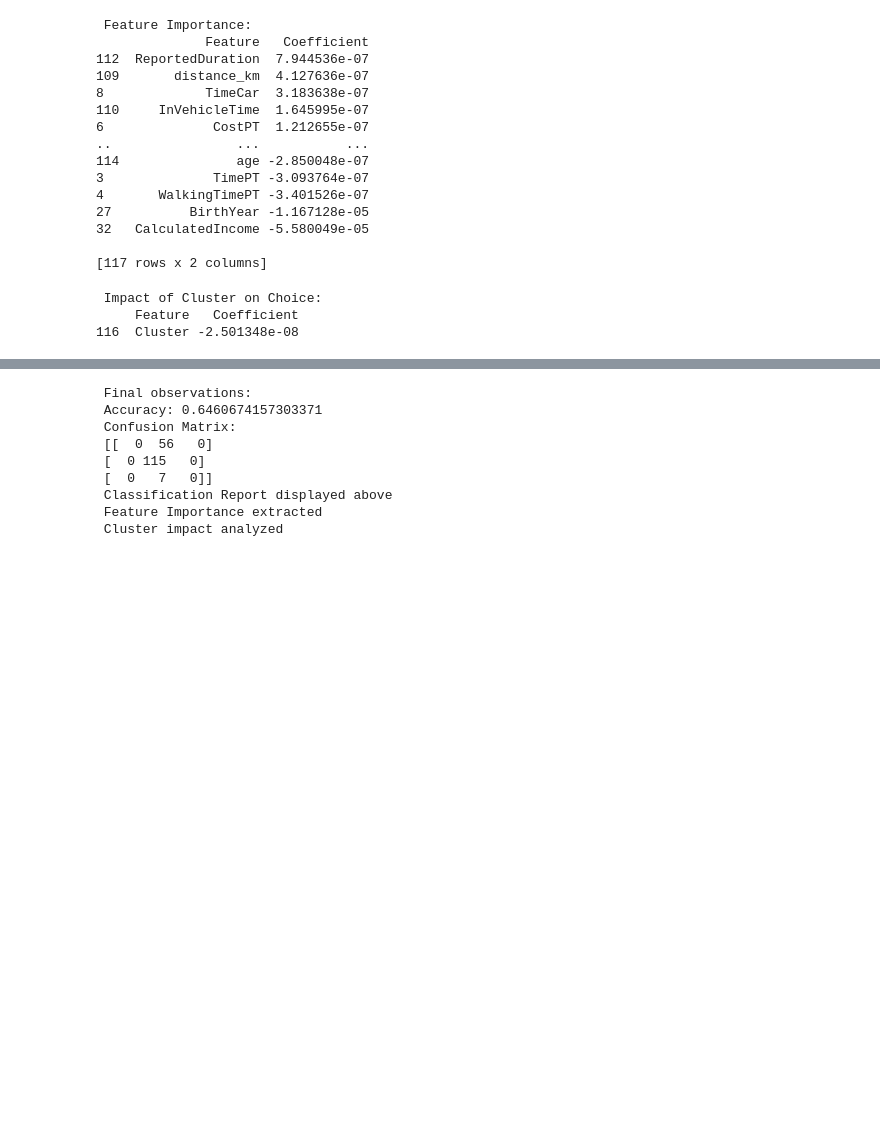
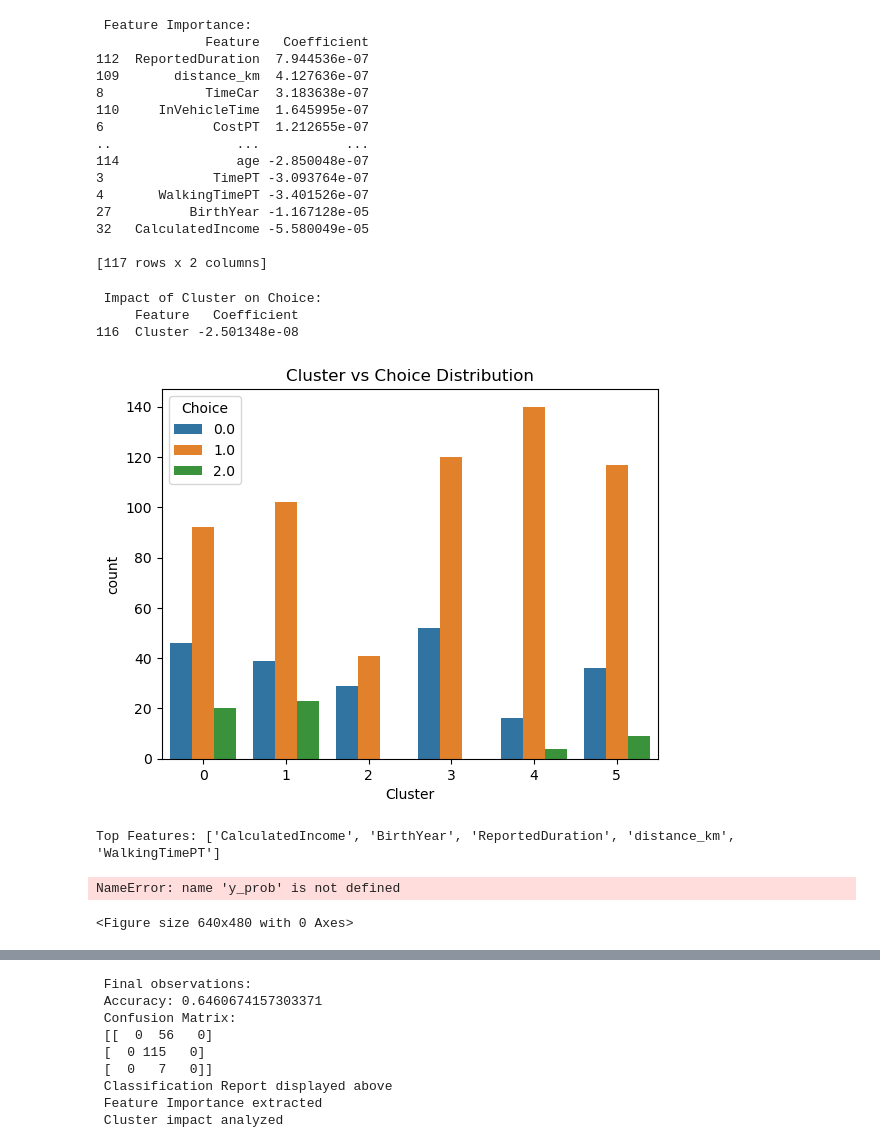
Before and after one commit to wendyqxc/MachineLearningModeChoiceGroup6, a Jupyter notebook: LR_clustering_cleaned_dataset_without_criticalcolumns.ipynb, the cells around one changed output, grey strips where cells are left out. Saved outputs shown, nothing was run; the diff lists cells and outputs as text; code cells hidden in the pictures; blank space fills up the shorter version.

```diff
--- a/LR_clustering_cleaned_dataset_without_criticalcolumns.ipynb
+++ b/LR_clustering_cleaned_dataset_without_criticalcolumns.ipynb
@@ -362,3 +363,45 @@ print(cluster_effect)
  Impact of Cluster on Choice:
      Feature   Coefficient
 116  Cluster -2.501348e-08
+# %%
+import seaborn as sns
+
+plt.figure()
+sns.countplot(x='Cluster', hue='Choice', data=df)
+plt.title("Cluster vs Choice Distribution")
+plt.show()
+# %% [output]
+[figure, added]
+# %%
+#top important features - Select top features based on the magnitude of their coefficients in a trained model
+import pandas as pd
+
+coefficients = pd.DataFrame({
+    'Feature': X.columns,
+    'Coefficient': model.coef_[0]
+})
+
+# Take absolute value (importance = magnitude)
+coefficients['Importance'] = coefficients['Coefficient'].abs()
+
+# Sort by importance
+coefficients = coefficients.sort_values(by='Importance', ascending=False)
+
+# Select top N features
+top_n = 5
+top_features = coefficients['Feature'].head(top_n).tolist()
+
+print("Top Features:", top_features)
+# %% [output]
+Top Features: ['CalculatedIncome', 'BirthYear', 'ReportedDuration', 'distance_km', 'WalkingTimePT']
+# %%
+for feature in top_features:
+    plt.figure()
+    plt.scatter(X_test[feature], y_prob)
+    plt.xlabel(feature)
+    plt.ylabel("Predicted Probability")
+    plt.title(f"{feature} vs Predicted Probability (Top Feature)")
+    plt.show()
+# %% [output]
+NameError: name 'y_prob' is not defined
+<Figure size 640x480 with 0 Axes>
```
Also changed, not shown: parts of 3 cells of this notebook, 1 other file.
